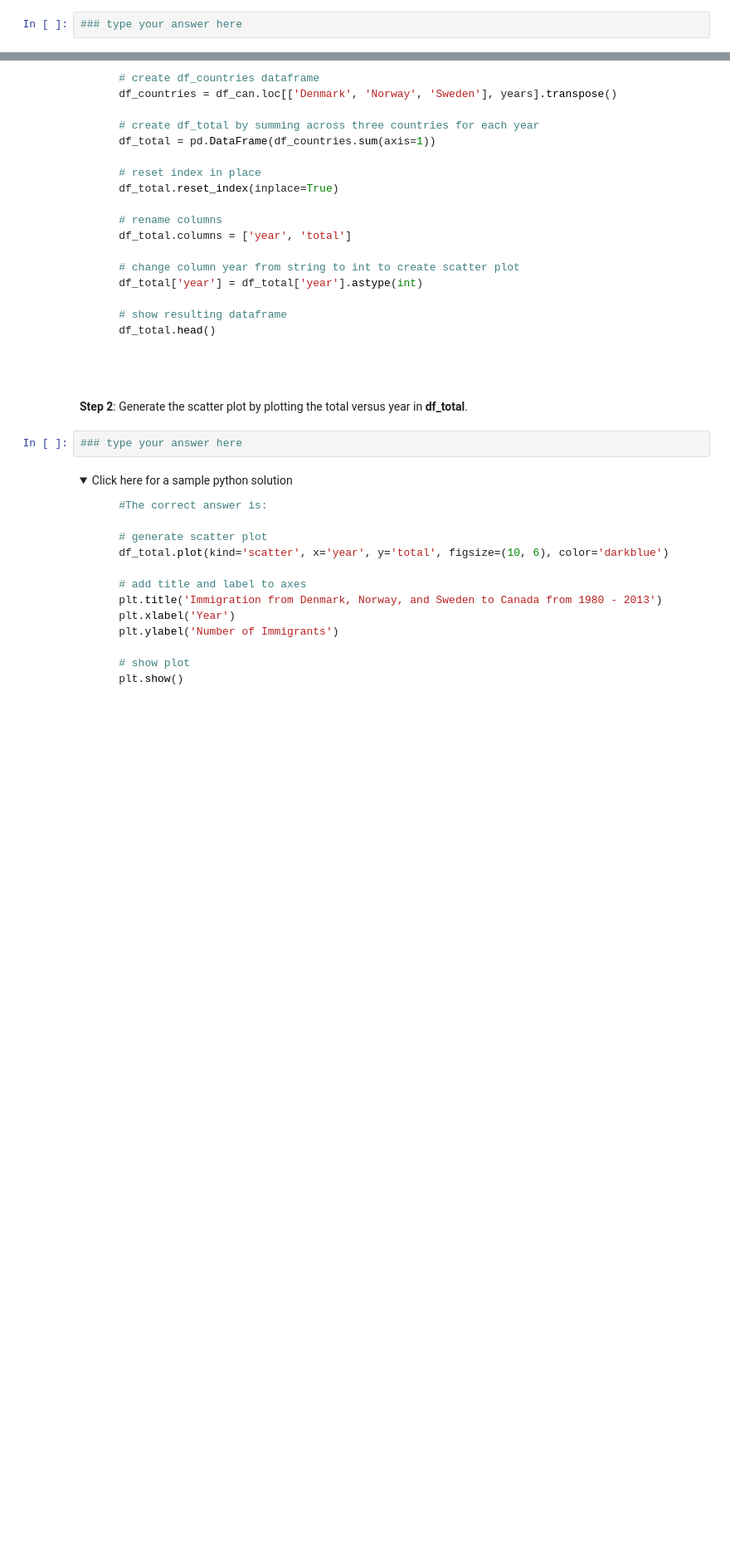
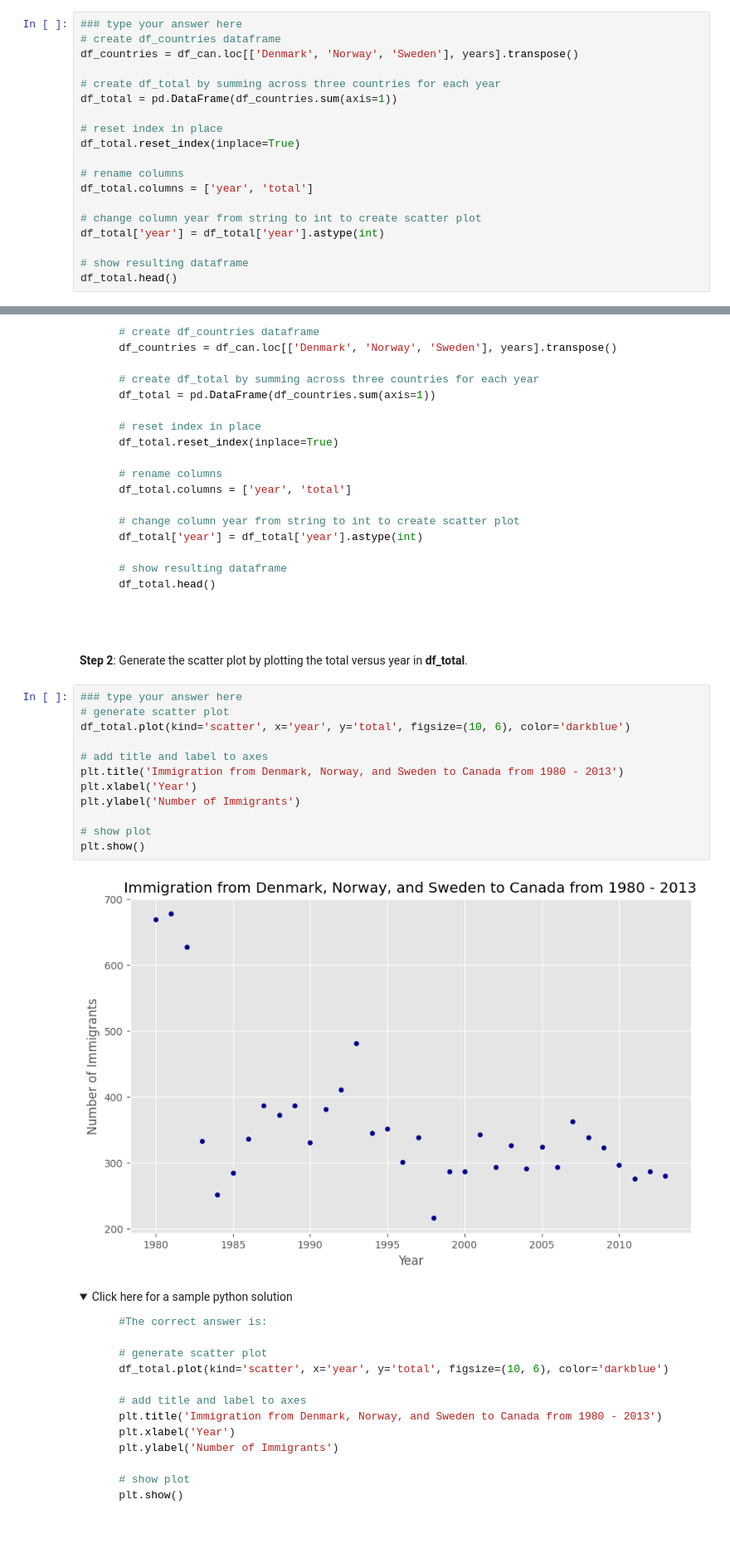
Before and after one commit to shaulamarquez/Data-Science, a Jupyter notebook: Data Visualization with Python/DV0101EN-Exercise-Pie-Charts-Box-Plots-Scatter-Plots-and-Bubble-Plots-v2.ipynb, the cells around one changed output, grey strips where cells are left out. Shown: that part at 83% size. Drawn from its saved outputs; the diff is of its cells as text; folded sections open; blank space fills up the shorter version.

```diff
--- a/Data Visualization with Python/DV0101EN-Exercise-Pie-Charts-Box-Plots-Scatter-Plots-and-Bubble-Plots-v2.ipynb
+++ b/Data Visualization with Python/DV0101EN-Exercise-Pie-Charts-Box-Plots-Scatter-Plots-and-Bubble-Plots-v2.ipynb
@@ -663,3 +767,20 @@ As a side note, we can observe that immigration took a dip around 1993 - 1997. F
 5.  Display the resulting dataframe.
 # %%
 ### type your answer here
+# create df_countries dataframe
+df_countries = df_can.loc[['Denmark', 'Norway', 'Sweden'], years].transpose()
+
+# create df_total by summing across three countries for each year
+df_total = pd.DataFrame(df_countries.sum(axis=1))
+
+# reset index in place
+df_total.reset_index(inplace=True)
+
+# rename columns
+df_total.columns = ['year', 'total']
+
+# change column year from string to int to create scatter plot
+df_total['year'] = df_total['year'].astype(int)
+
+# show resulting dataframe
+df_total.head()
@@ -695,6 +823,18 @@ As a side note, we can observe that immigration took a dip around 1993 - 1997. F
 **Step 2**: Generate the scatter plot by plotting the total versus year in **df_total**.
 # %%
 ### type your answer here
+# generate scatter plot
+df_total.plot(kind='scatter', x='year', y='total', figsize=(10, 6), color='darkblue')
+
+# add title and label to axes
+plt.title('Immigration from Denmark, Norway, and Sweden to Canada from 1980 - 2013')
+plt.xlabel('Year')
+plt.ylabel('Number of Immigrants')
+
+# show plot
+plt.show()
+# %% [output]
+[figure, added]
 # %% [markdown]
 <details><summary>Click here for a sample python solution</summary>
 
```
Also changed, not shown: parts of 18 cells of this notebook.
